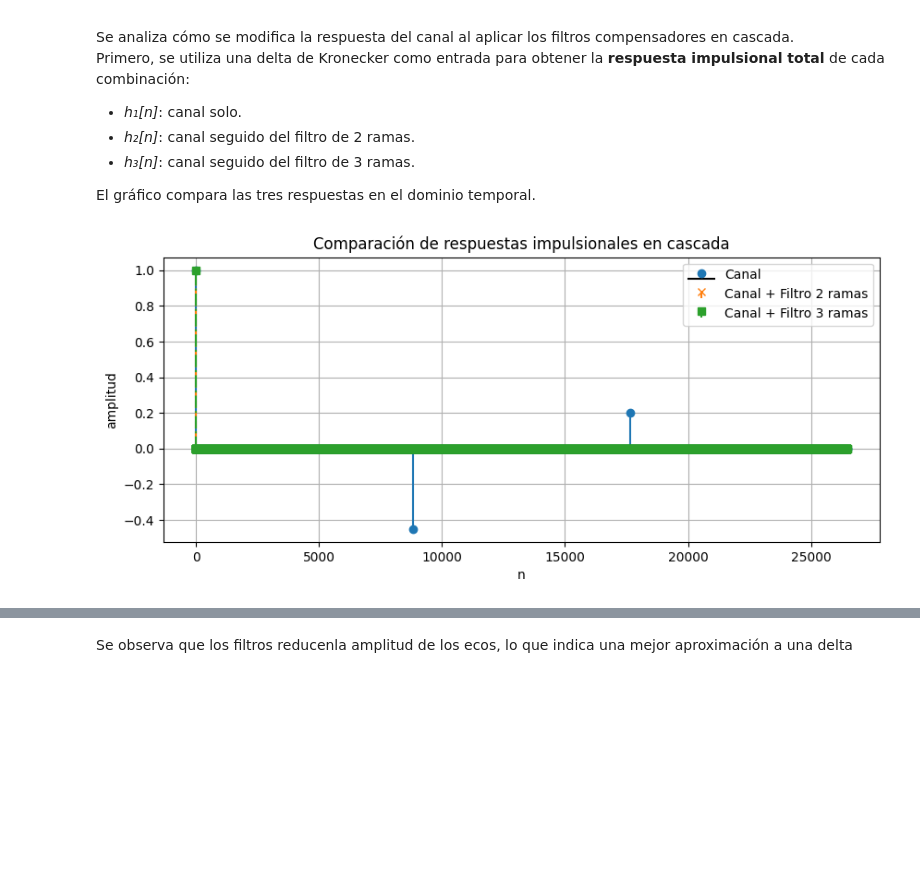
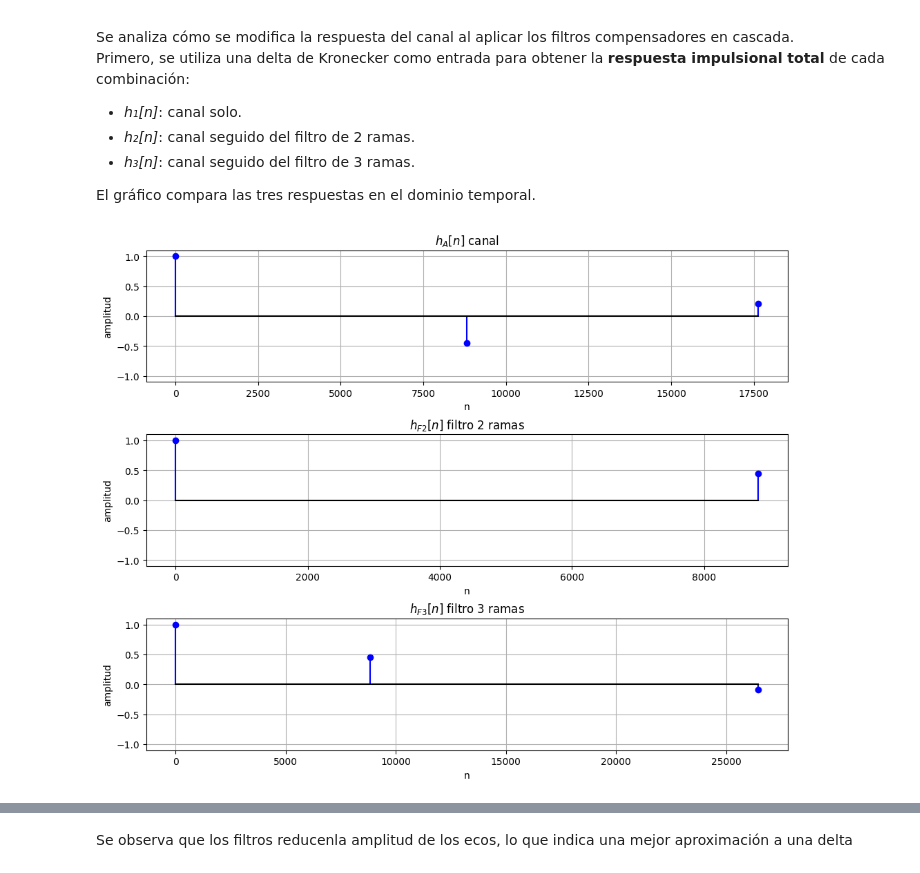
Before and after one commit to gianowolf/pu1-ips-unlp-2025, a Jupyter notebook: notebooks/02_Ejercicio_2.ipynb, the cells around one changed output, grey strips where cells are left out. Saved outputs shown, nothing was run; the diff lists cells and outputs as text; code cells hidden in the pictures; blank space fills up the shorter version.

```diff
--- a/notebooks/02_Ejercicio_2.ipynb
+++ b/notebooks/02_Ejercicio_2.ipynb
@@ -286,38 +279,51 @@ Primero, se utiliza una delta de Kronecker como entrada para obtener la **respue
 El gráfico compara las tres respuestas en el dominio temporal.
 # %%
 # ============================
-# Respuestas impulsionales de la cascada
+# Helpers: recorte no nulos + stem
+# ============================
+def get_nonzero(n, h):
+    idx = np.nonzero(h)[0]
+    return n[idx], h[idx]
+
+def stem_nz(ax, n, h, title, ymin=-1.1, ymax=1.1):
+    n_nz, h_nz = get_nonzero(n, h)
+    ax.stem(n_nz, h_nz, linefmt='b-', markerfmt='bo', basefmt='k-')
+    ax.set_title(title)
+    ax.set_xlabel("n")
+    ax.set_ylabel("amplitud")
+    ax.set_ylim(ymin, ymax)
+    ax.grid(True)
+
+# ============================
+# 1) Respuestas impulsionales hA, hF2, hF3
 # ============================
 
-# Delta de prueba
-nd = np.arange(0, len(hA))
-d  = np.zeros_like(nd, dtype=float)
-d[0] = 1.0
+# Longitud suficiente para filtros (n3 = n1 + n2)
+n1 = 8820
+n2 = 17640
+n3 = n1 + n2
+N_imp = max(len(hA), n3 + 1)
 
-# Canal solo
-h1 = sA(nd, d)
+nx = np.arange(N_imp)
+delta = np.zeros(N_imp, dtype=float)
+delta[0] = 1.0  # delta de Kronecker
 
-# Canal + filtro 2 ramas
-y2_delta = fir_cascade_2branch(nd, h1)
-h2 = y2_delta  # respuesta impulsional total (canal + filtro 2 ramas)
+# Respuesta del filtro 2 ramas y 3 ramas (a delta)
+hF2 = fir_cascade_2branch(nx, delta, beta1=0.45, n1=n1, beta2=0.0, n2=n2)
+hF3 = fir_cascade_3branch(nx, delta, beta1=0.45, n1=n1, beta2=0.0, n2=n2,
+                          beta3=-0.091125, n3=n3)
 
-# Canal + filtro 3 ramas
-y3_delta = fir_cascade_3branch(nd, h1)
-h3 = y3_delta  # respuesta impulsional total (canal + filtro 3 ramas)
+# Alinear hA a la misma longitud para graficar y usar en cascada
+hA_pad = np.zeros(N_imp)
+hA_pad[:len(hA)] = hA
 
-# ============================
-# Gráficos comparativos
-# ============================
-plt.figure(figsize=(10, 4))
-plt.stem(nd, h1, linefmt='C0-', markerfmt='o', basefmt='k', label='Canal')
-plt.stem(nd, h2, linefmt='C1--', markerfmt='x', basefmt=' ', label='Canal + Filtro 2 ramas')
-plt.stem(nd, h3, linefmt='C2-.', markerfmt='s', basefmt=' ', label='Canal + Filtro 3 ramas')
+# Figura 1: hA canal, hF2, hF3
+fig1, axes1 = plt.subplots(3, 1, figsize=(10, 8), constrained_layout=True)
 
-plt.title("Comparación de respuestas impulsionales en cascada")
-plt.xlabel("n")
-plt.ylabel("amplitud")
-plt.legend(loc="best")
-plt.grid(True)
+stem_nz(axes1[0], nx, hA_pad, r"$h_A[n]$ canal")
+stem_nz(axes1[1], nx, hF2,     r"$h_{F2}[n]$ filtro 2 ramas")
+stem_nz(axes1[2], nx, hF3,     r"$h_{F3}[n]$ filtro 3 ramas")
+
 plt.show()
 # %% [output]
-[figure, old version]
+[figure, new version]
```
Also changed, not shown: parts of 3 cells of this notebook, 1 other file.
